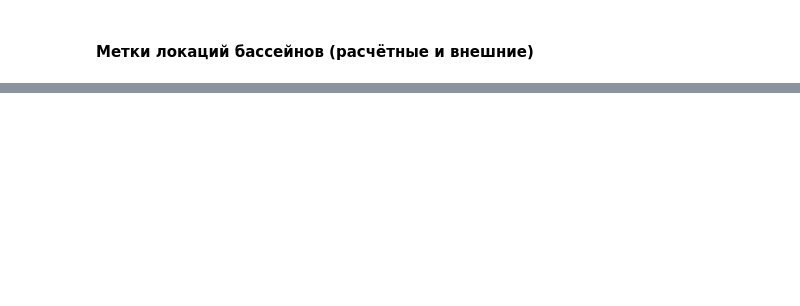
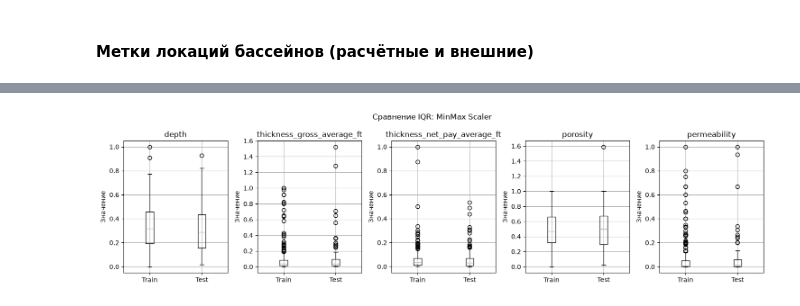
Before and after one commit to AlekseiAgarkov/classification-of-oil-and-gas, a Jupyter notebook: notebooks/feature_preprocessing.ipynb, the cells around one changed output, grey strips where cells are left out. Cells and saved outputs as stored; diff of their text form; code cells hidden in the pictures; blank space fills up the shorter version.

```diff
--- a/notebooks/feature_preprocessing.ipynb
+++ b/notebooks/feature_preprocessing.ipynb
@@ -185,0 +359,4 @@ gdf_scaled[numeric_cols] = numeric_scaler.fit_transform(gdf_numeric[numeric_cols
+# %%
+plot_iqr_boxplot_comparison(train_df=train_mm_scaled, test_df=test_mm_scaled, title="MinMax Scaler")
+# %% [output]
+[figure, added]
```
Also changed, not shown: parts of 69 cells of this notebook, 2 other files.
